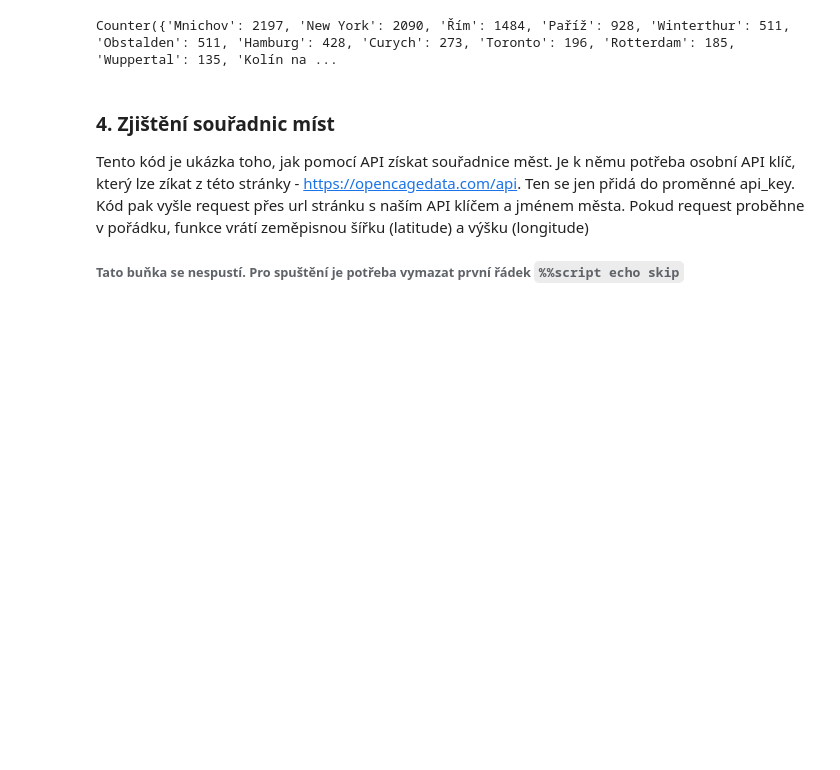
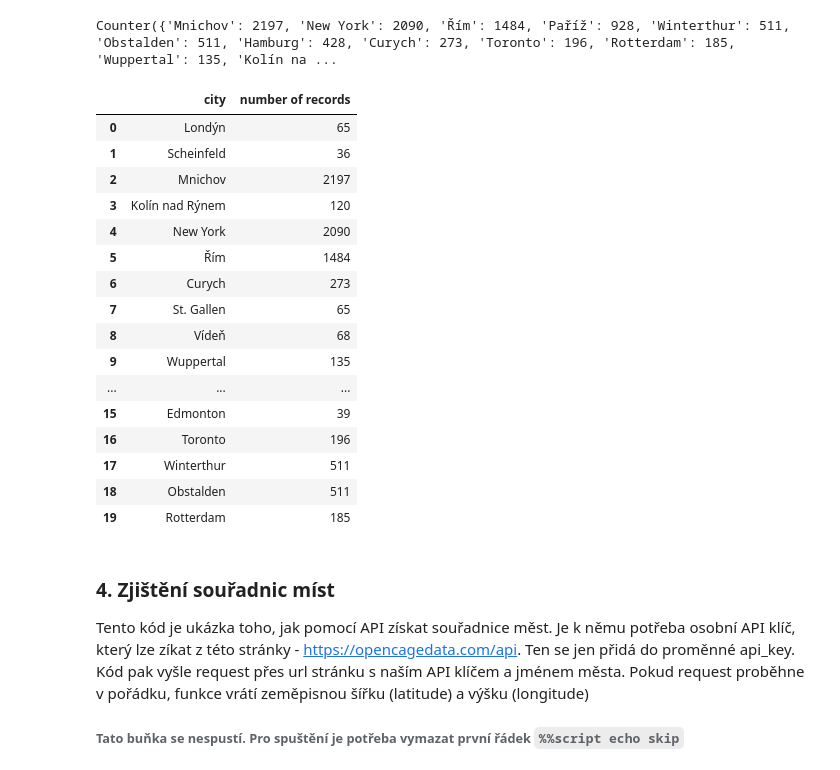
Before and after one commit to panuscha/DH-data-process, a Jupyter notebook: display_maps.ipynb, the cells around one changed output. Drawn from its saved outputs; the diff is of its cells as text; code cells hidden in the pictures; blank space fills up the shorter version.

```diff
--- a/display_maps.ipynb
+++ b/display_maps.ipynb
@@ -159,5 +161,32 @@ cities_df.columns = ['city', 'number of records']
 # %% [output]
 Counter({'Mnichov': 2197, 'New York': 2090, 'Řím': 1484, 'Paříž': 928, 'Winterthur': 511, 'Obstalden': 511, 'Hamburg': 428, 'Curych': 273, 'Toronto': 196, 'Rotterdam': 185, 'Wuppertal': 135, 'Kolín na ...
+# %%
+# Vytvorime DataFrame
+cities_df = pd.DataFrame.from_dict(cities_number_of_records, orient='index').reset_index()
+
+# Popiseme sloupce
+cities_df.columns = ['city', 'number of records']
+
+# Vypiseme
+cities_df
+# %% [output]
+|  | city | number of records |
+| 0 | Londýn | 65 |
+| 1 | Scheinfeld | 36 |
+| 2 | Mnichov | 2197 |
+| 3 | Kolín nad Rýnem | 120 |
+| 4 | New York | 2090 |
+| 5 | Řím | 1484 |
+| 6 | Curych | 273 |
+| 7 | St. Gallen | 65 |
+| 8 | Vídeň | 68 |
+| 9 | Wuppertal | 135 |
+| ... | ... | ... |
+| 15 | Edmonton | 39 |
+| 16 | Toronto | 196 |
+| 17 | Winterthur | 511 |
+| 18 | Obstalden | 511 |
+| 19 | Rotterdam | 185 |
 # %% [markdown]
 ### 4. Zjištění souřadnic míst
 
```
Also changed, not shown: parts of 6 cells of this notebook, 3 other files.
